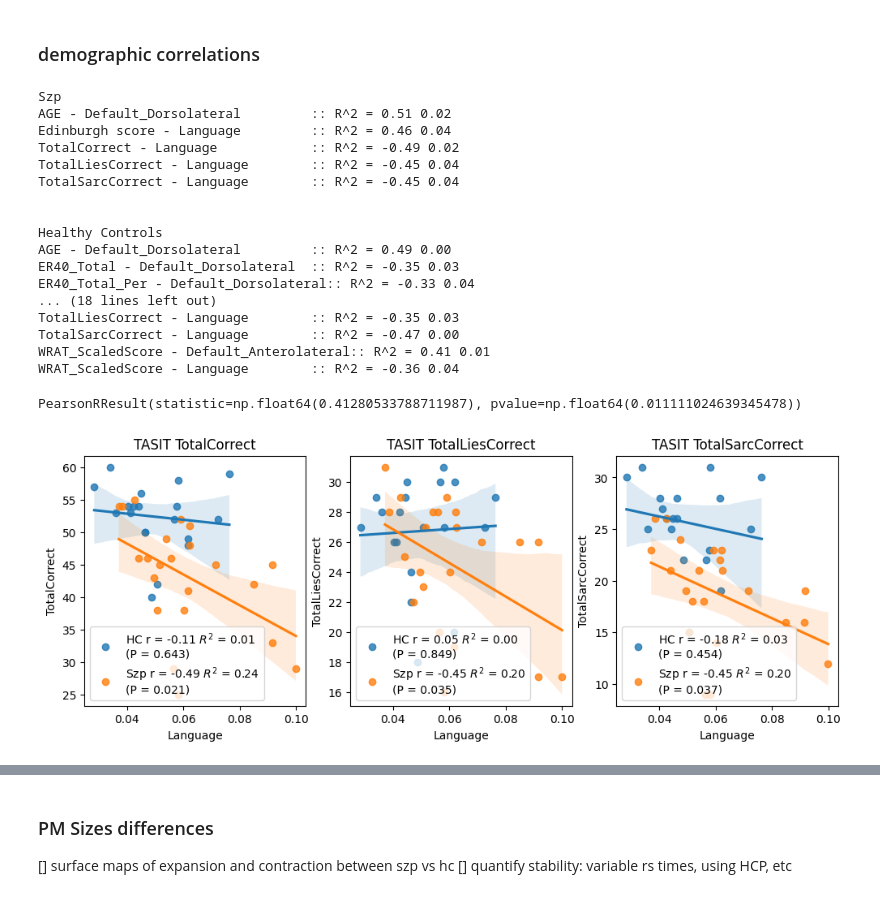
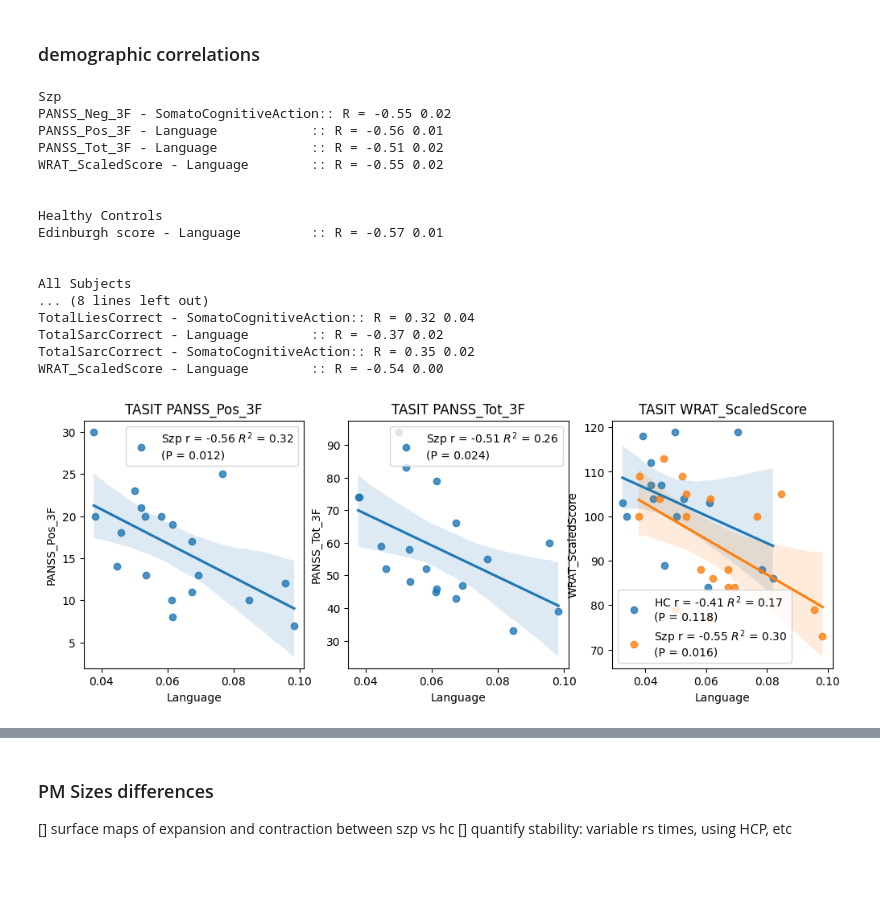
Before and after one commit to cole-khamnei/precision_mapping, a Jupyter notebook: notebooks/precision_map_EDA.ipynb, the cells around one changed output, grey strips where cells are left out. Saved outputs shown, nothing was run; the diff lists cells and outputs as text; code cells hidden in the pictures; blank space fills up the shorter version.

```diff
--- a/notebooks/precision_map_EDA.ipynb
+++ b/notebooks/precision_map_EDA.ipynb
@@ -358,20 +345,30 @@ vertex_networks, vertex_networks_str = get_spatial_assignments(vertex_labels, sp
 # %%
 partition = np.load(partition_paths[0])
 vertex_labels = get_partition_cortex(partition, example_cifti)
-vertex_networks, vertex_networks_str = get_spatial_assignments(vertex_labels, spatial, network_labels)
+vn, vns = get_network_assigments(vertex_labels, vertex_data, network_labels, spatial, FC)
+# %%
+pm_dir = "/data/data7/network_control/results/EC_analysis/precision_maps/RS_fMRI_maps"
+# pm_dir = "/data/data7/network_control/results/EC_analysis/precision_maps/Task_fMRI_GBU_1"
+partition_paths = glob.glob(pm_dir + "/*/*parcellation*")
 # %%
 na_s, ns_s = [], []
 valid_subjects = []
 for i, partition_path in enumerate(tqdm(partition_paths)):
     partition = np.load(partition_path)
     if len(np.unique(partition[1])) > 4000:
+    # if len(np.unique(partition[1])) > 10_000:
         print("skipped ", i)
         continue
 
     vertex_labels = get_partition_cortex(partition, example_cifti)
-    vertex_networks, vertex_networks_str = get_spatial_assignments(vertex_labels, spatial, network_labels)
-    na_s.append(vertex_networks)
-    ns_s.append(vertex_networks_str)
+    # vertex_networks, vertex_networks_str = get_spatial_assignments(vertex_labels, spatial, network_labels)
+    vn, vns = get_network_assigments(vertex_labels, vertex_data, network_labels, spatial, FC)
+    na_s.append(vn)
+    ns_s.append(vns)
     valid_subjects.append(subject_list[i])
+
+na_s, ns_s = np.array(na_s), np.array(ns_s)
+valid_subjects = np.array(valid_subjects)
+szp_index = np.array(["_08_" in v for v in valid_subjects])
 # %% [output]
 skipped  1
@@ -389,7 +386,7 @@ szp_index = np.array(["_08_" in v for v in valid_subjects])
 # %%
 z = np.array([(ns_s == net).mean(axis=1) for net in network_labels]).T
 df = pd.DataFrame(z, columns=network_labels)
-df["subject"] = valid_subjects[nvi]
+df["subject"] = valid_subjects
 df["szp"] = np.array(["HC", "Szp"])[df["subject"].str.contains("_08_") * 1]
 # %%
 mdf = pd.melt(df, id_vars=["subject", "szp"], var_name="network", value_name="n_vertices")
@@ -470,70 +463,68 @@ dem_vars = ["AGE", 'CPZTotal', 'ER40_Total', 'ER40_Total_Per',
            'TotalCorrect', 'TotalLiesCorrect', 'TotalSarcCorrect', 'WRAT_ScaledScore']
 
 size_vars = network_labels[sig_index]
-
+alpha = 0.05
 print("Szp")
 for var1 in dem_vars:
     for var2 in size_vars:
 
         cdf = zpdf[[var1, var2]].dropna()
         r, p = scipy.stats.pearsonr(cdf[var1], cdf[var2])
-        if p < 0.05:
+        if p < alpha:
             s = f"{var1} - {var2}"
-            print(s + f"{' ' * (35 - len(s))}:: R^2 = {r:.02f} {p:0.2f}")
+            print(s + f"{' ' * (35 - len(s))}:: R = {r:.02f} {p:0.2f}")
 
 
 print("\n\nHealthy Controls")
 for var1 in dem_vars:
     for var2 in size_vars:
-        cdf = pdf[[var1, var2]].dropna()
+        cdf = pdf.query("szp == 'HC'")[[var1, var2]].dropna()
+        if len(cdf) < 2:
+            continue
         r, p = scipy.stats.pearsonr(cdf[var1], cdf[var2])
-        if p < 0.05:
+        if p < alpha:
             s = f"{var1} - {var2}"
-            print(s + f"{' ' * (35 - len(s))}:: R^2 = {r:.02f} {p:0.2f}")
+            print(s + f"{' ' * (35 - len(s))}:: R = {r:.02f} {p:0.2f}")
+
 
 print("\n\nAll Subjects")
 for var1 in dem_vars:
     for var2 in size_vars:
         cdf = pdf[[var1, var2]].dropna()
         r, p = scipy.stats.pearsonr(cdf[var1], cdf[var2])
-        if p < 0.05:
+        if p < alpha:
             s = f"{var1} - {var2}"
-            print(s + f"{' ' * (35 - len(s))}:: R^2 = {r:.02f} {p:0.2f}")
+            print(s + f"{' ' * (35 - len(s))}:: R = {r:.02f} {p:0.2f}")
 # %% [output]
 Szp
-AGE - Default_Dorsolateral         :: R^2 = 0.51 0.02
-Edinburgh score - Language         :: R^2 = 0.46 0.04
-TotalCorrect - Language            :: R^2 = -0.49 0.02
-TotalLiesCorrect - Language        :: R^2 = -0.45 0.04
-TotalSarcCorrect - Language        :: R^2 = -0.45 0.04
+PANSS_Neg_3F - SomatoCognitiveAction:: R = -0.55 0.02
+PANSS_Pos_3F - Language            :: R = -0.56 0.01
+PANSS_Tot_3F - Language            :: R = -0.51 0.02
+WRAT_ScaledScore - Language        :: R = -0.55 0.02
 
 
 Healthy Controls
-AGE - Default_Dorsolateral         :: R^2 = 0.49 0.00
-ER40_Total - Default_Dorsolateral  :: R^2 = -0.35 0.03
-ER40_Total_Per - Default_Dorsolateral:: R^2 = -0.33 0.04
-... (18 lines left out)
-TotalLiesCorrect - Language        :: R^2 = -0.35 0.03
-TotalSarcCorrect - Language        :: R^2 = -0.47 0.00
-WRAT_ScaledScore - Default_Anterolateral:: R^2 = 0.41 0.01
-WRAT_ScaledScore - Language        :: R^2 = -0.36 0.04
+Edinburgh score - Language         :: R = -0.57 0.01
+
+
+All Subjects
+... (8 lines left out)
+TotalLiesCorrect - SomatoCognitiveAction:: R = 0.32 0.04
+TotalSarcCorrect - Language        :: R = -0.37 0.02
+TotalSarcCorrect - SomatoCognitiveAction:: R = 0.35 0.02
+WRAT_ScaledScore - Language        :: R = -0.54 0.00
-# %%
-var_set = ["ProcessingSpeedIndex", "TotalCorrect"]
-cdf = pdf[var_set].dropna()
-scipy.stats.pearsonr(cdf[var_set[0]], cdf[var_set[1]])
-# %% [output]
-PearsonRResult(statistic=np.float64(0.41280533788711987), pvalue=np.float64(0.011111024639345478))
 # %%
 clin_vars = ["TotalCorrect", "TotalLiesCorrect", "TotalSarcCorrect"]
+clin_vars = ["PANSS_Pos_3F", "PANSS_Tot_3F", "WRAT_ScaledScore"]
 hc_pdf = pdf.query("szp == 'HC'")
 fig, axes = plt.subplots(1, 3, figsize=(12, 4))
 ax = axes[0]
 for ax, var in zip(axes, clin_vars):
     plot.regplot(hc_pdf["Language"], hc_pdf[var], label="HC", ax=ax)
     plot.regplot(zpdf["Language"], zpdf[var], label="Szp", ax=ax)
     ax.set(title=f"TASIT {var}")
 # %% [output]
-[figure, old version]
+[figure, new version]
 # %%
 other_vars = ["AGE", "Edinburgh score"]
 size_vars = ["Default_Dorsolateral", "Language"]
```
Also changed, not shown: parts of 26 cells of this notebook, 4 other files.
